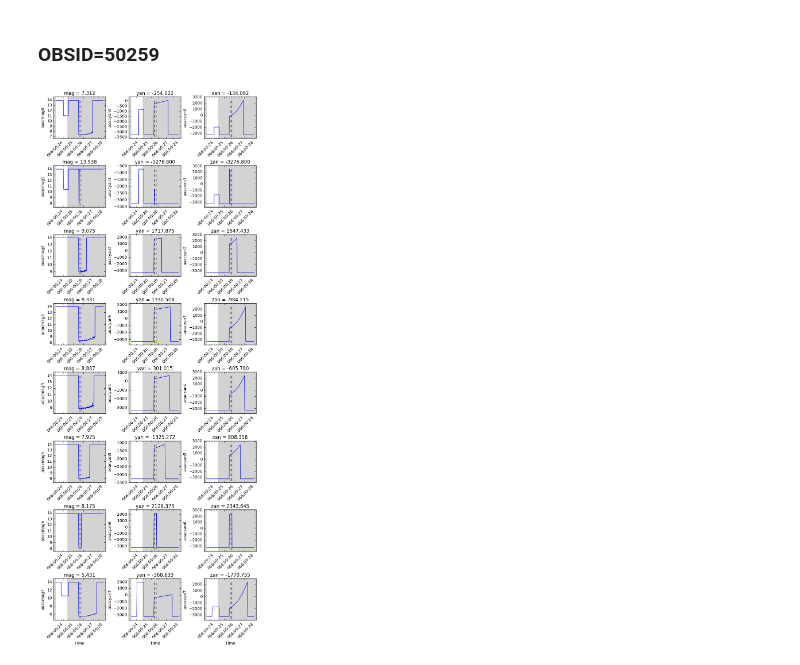
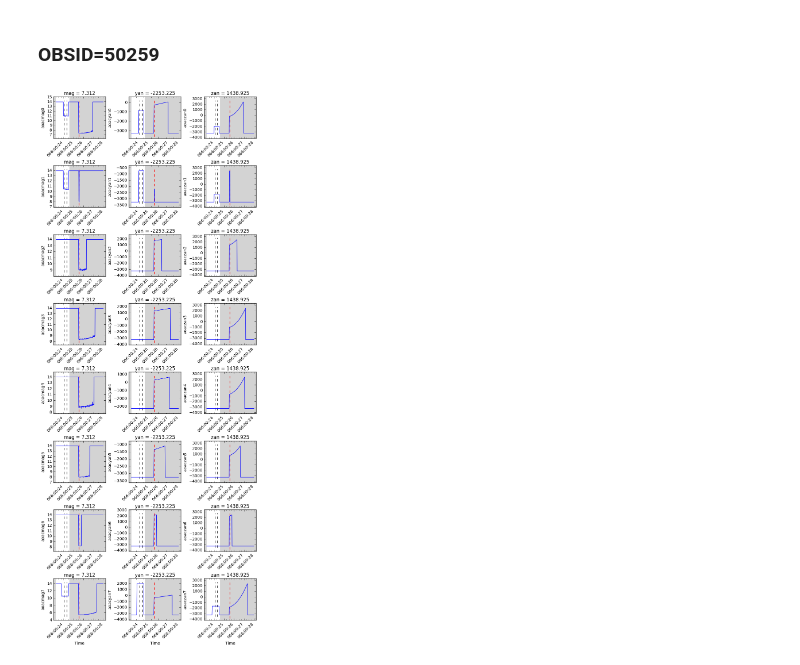
Before and after one commit to malgosias/nsm_2017_066, a Jupyter notebook: nsm_2017_066.ipynb, the cells around one changed output. Saved outputs shown, nothing was run; the diff lists cells and outputs as text; code cells hidden in the pictures.

```diff
--- a/nsm_2017_066.ipynb
+++ b/nsm_2017_066.ipynb
@@ -266,8 +369,7 @@ plt.legend(loc=(1.1, 0.1));
 ### OBSID=50259 ###
 # %%
 # Fetch aoacmag, aoacyan, aoaczan telemetry
-start = tab['tstop'][2]
+start = tab['tstop'][1]
 stop = '2017:066:00:28:00'
-time_nsm = '2017:066:00:24:21'
 telem = fetch.MSIDset(msids_star, start=start, stop=stop)
 # %%
@@ -280,37 +385,49 @@ times = [start_av, stop_av]
+# %%
+rows = []
+row = {}
+
+for idx, msid in enumerate(msids_star):
+    # Average mag, yan, zan and telem at idx=ok (full field search)
+    average = telem[msid].vals[times_av].mean()
+    row[msid[:-1]] = average
+    row[msid[:-1] + '_ffs'] = telem[msid].vals[ok]
+    if np.mod(idx, 3) == 2:
+        row['slot'] = idx // 3
+        rows.append(row)
+        row = {}
+# %%
+t = Table(rows)
+
+cols = t.colnames
+cols.remove('slot')
+
+for col in cols:
+    t[col].format = '%.3f'
 # %%
 plt.figure(figsize=(7.5, 26))
-
-rows = []
-row = {}
 
 for idx, msid in enumerate(msids_star):
     # Plot
     plt.subplot(8, 3, idx + 1, axisbg='lightgray')
     plot_cxctime(telem[msid].times, telem[msid].vals)
+    label = t[msid[:-1] + '_ffs'][np.mod(idx, 3)]
+    plt.title('{} = {:.3f}'.format(msid[4:7], label))
     plt.ylabel(msid)
     plt.xlabel("Time")
     plt.margins(0.05)
-
-    times_av = (telem[msid].times > times[0]) & (telem[msid].times < times[1])
-    # Average mag, yan, zan
-    average = telem[msid].vals[times_av].mean()
-    plt.title('{} = {:.3f}'.format(msid[4:7], average))
-    row[msid[:-1]] = average
-
-    if np.mod(idx, 3) == 2:
-        rows.append(row)
-        row = {}
 
 # Mark obsid time span (white) and reference times (dashed lines)
 start_50259 = DateTime(start).plotdate
 stop_50259 = DateTime(time_nsm).plotdate
 
 for idx, ax in enumerate(plt.gcf().axes):
     plt.setp(ax.get_xticklabels(), visible=True, rotation=45, ha='right')
     ax.axvspan(start_50259, stop_50259, ymin=-5000, ymax=5000, color='white')
-    ax.vlines(DateTime(times).plotdate, ax.get_ylim()[0], ax.get_ylim()[1],
+    ax.vlines(DateTime(times_acq).plotdate, ax.get_ylim()[0], ax.get_ylim()[1],
               color='k', linestyle='dashed')
+    ax.vlines([DateTime(time_ffs).plotdate], ax.get_ylim()[0], ax.get_ylim()[1],
+              color='red', linestyle='dashed')
 
 plt.subplots_adjust(left=0.05, bottom=0.2, right=0.99, top=0.9, wspace=0.45, hspace=0.65)
 # %% [output]
-[figure, old version]
+[figure, new version]
```
Also changed, not shown: parts of 68 cells of this notebook.
